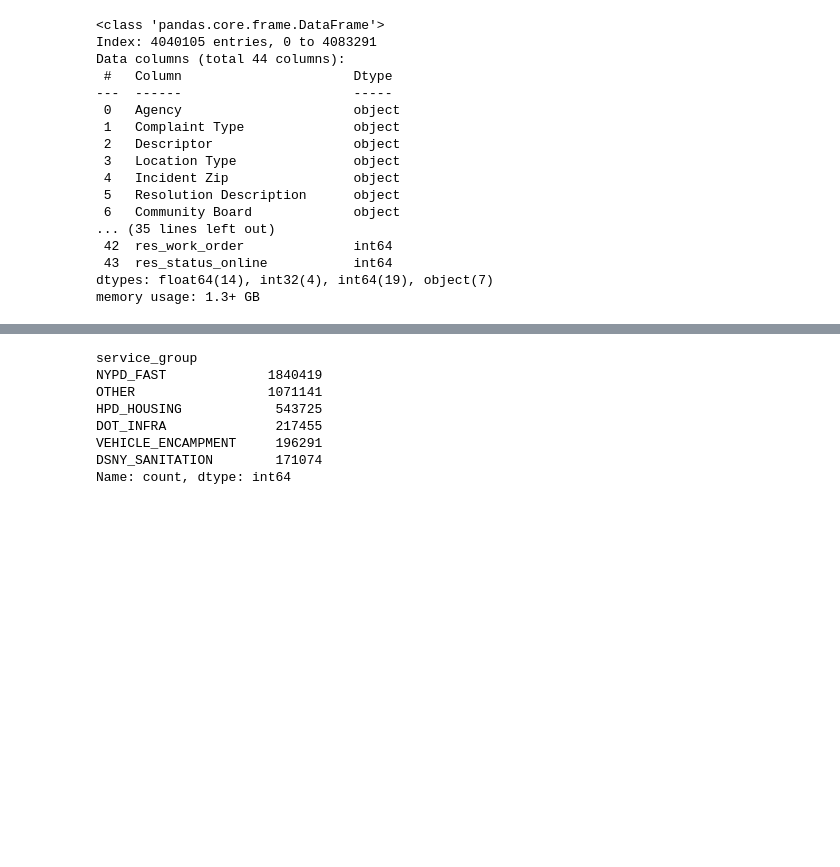
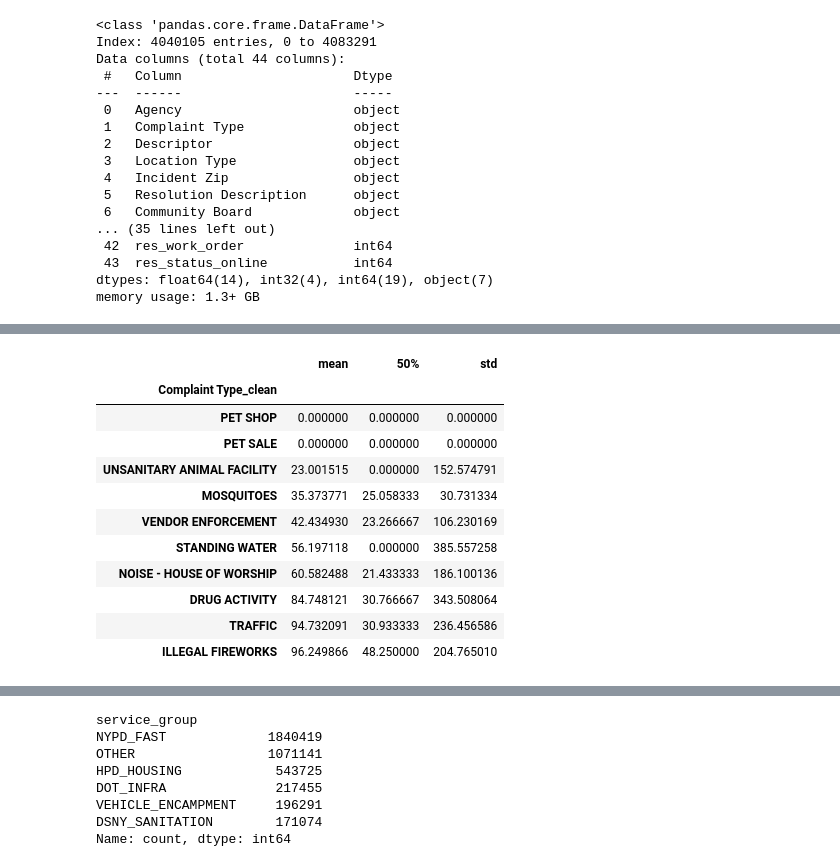
Before and after one commit to Vaishnavi-Devendran/nyc-service-requests-predictive-modelling, a Jupyter notebook: src/main_final.ipynb, the cells around one changed output, grey strips where cells are left out. Saved outputs shown, nothing was run; the diff lists cells and outputs as text; code cells hidden in the pictures; blank space fills up the shorter version.

```diff
--- a/src/main_final.ipynb
+++ b/src/main_final.ipynb
@@ -440,0 +464,15 @@ df_selected['Complaint Type_clean'] = df_selected['Complaint Type'].astype(str).
+# %%
+group_stats[['mean', '50%', 'std']].head(10)
+# %% [output]
+|  | mean | 50% | std |
+| Complaint Type_clean |  |  |  |
+| PET SHOP | 0.000000 | 0.000000 | 0.000000 |
+| PET SALE | 0.000000 | 0.000000 | 0.000000 |
+| UNSANITARY ANIMAL FACILITY | 23.001515 | 0.000000 | 152.574791 |
+| MOSQUITOES | 35.373771 | 25.058333 | 30.731334 |
+| VENDOR ENFORCEMENT | 42.434930 | 23.266667 | 106.230169 |
+| STANDING WATER | 56.197118 | 0.000000 | 385.557258 |
+| NOISE - HOUSE OF WORSHIP | 60.582488 | 21.433333 | 186.100136 |
+| DRUG ACTIVITY | 84.748121 | 30.766667 | 343.508064 |
+| TRAFFIC | 94.732091 | 30.933333 | 236.456586 |
+| ILLEGAL FIREWORKS | 96.249866 | 48.250000 | 204.765010 |
```
Also changed, not shown: parts of 4 cells of this notebook, 1 other file.
